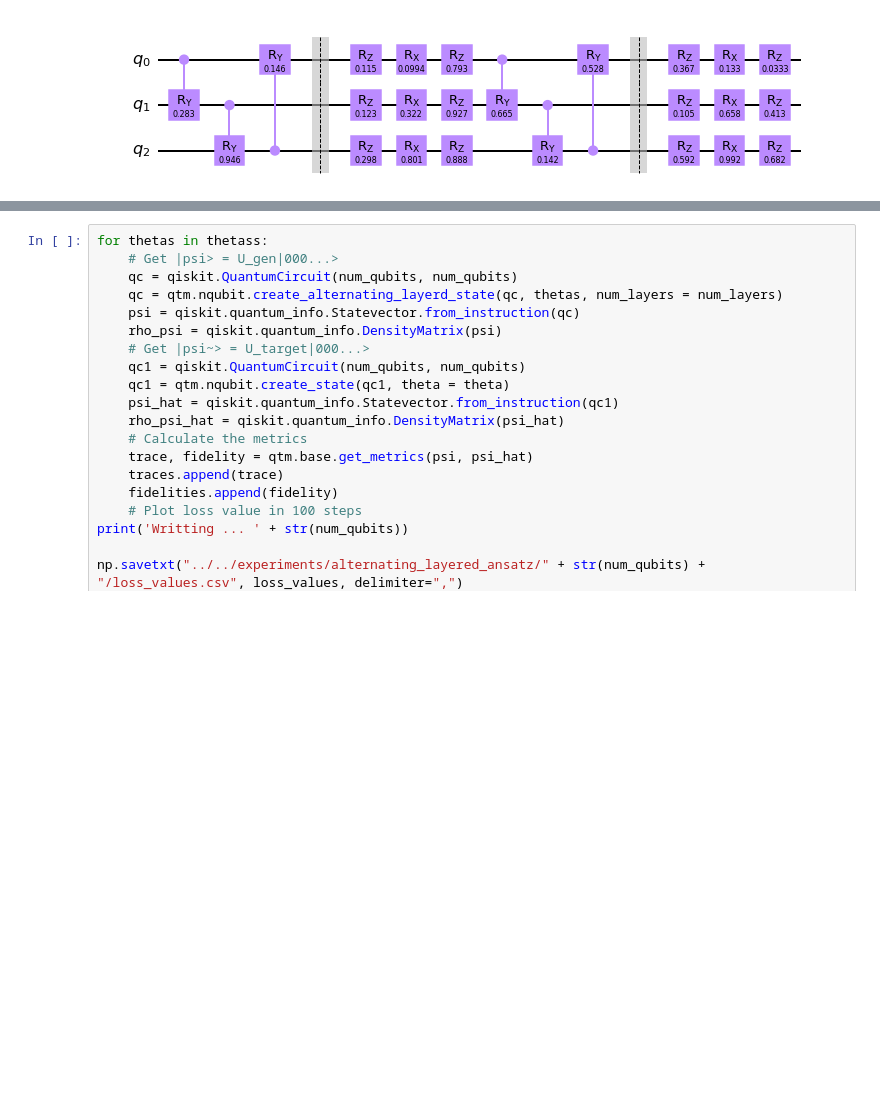
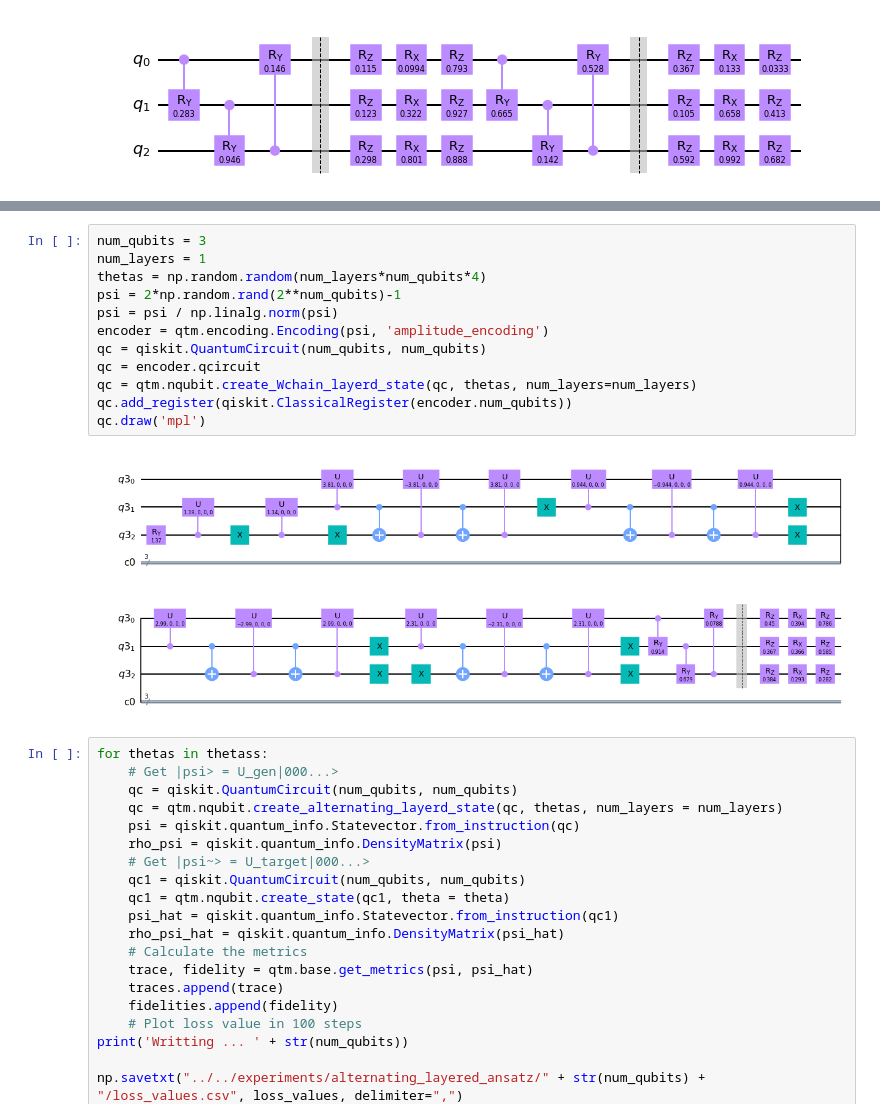
Before and after one commit to vutuanhai237/UC-VQA, a Jupyter notebook: codes/tomography/compare_W.ipynb, the cells around one changed output, grey strips where cells are left out. Drawn from its saved outputs; the diff is of its cells as text; blank space fills up the shorter version.

```diff
--- a/codes/tomography/compare_W.ipynb
+++ b/codes/tomography/compare_W.ipynb
@@ -63,3 +110,17 @@ W_chain:  3
+# %%
+num_qubits = 3
+num_layers = 1
+thetas = np.random.random(num_layers*num_qubits*4)
+psi = 2*np.random.rand(2**num_qubits)-1
+psi = psi / np.linalg.norm(psi)
+encoder = qtm.encoding.Encoding(psi, 'amplitude_encoding')
+qc = qiskit.QuantumCircuit(num_qubits, num_qubits)
+qc = encoder.qcircuit
+qc = qtm.nqubit.create_Wchain_layerd_state(qc, thetas, num_layers=num_layers)
+qc.add_register(qiskit.ClassicalRegister(encoder.num_qubits))
+qc.draw('mpl')
+# %% [output]
+[figure, added]
 # %%
 for thetas in thetass:
     # Get |psi> = U_gen|000...>
```
Also changed, not shown: parts of 3 cells of this notebook, 40 other files.
